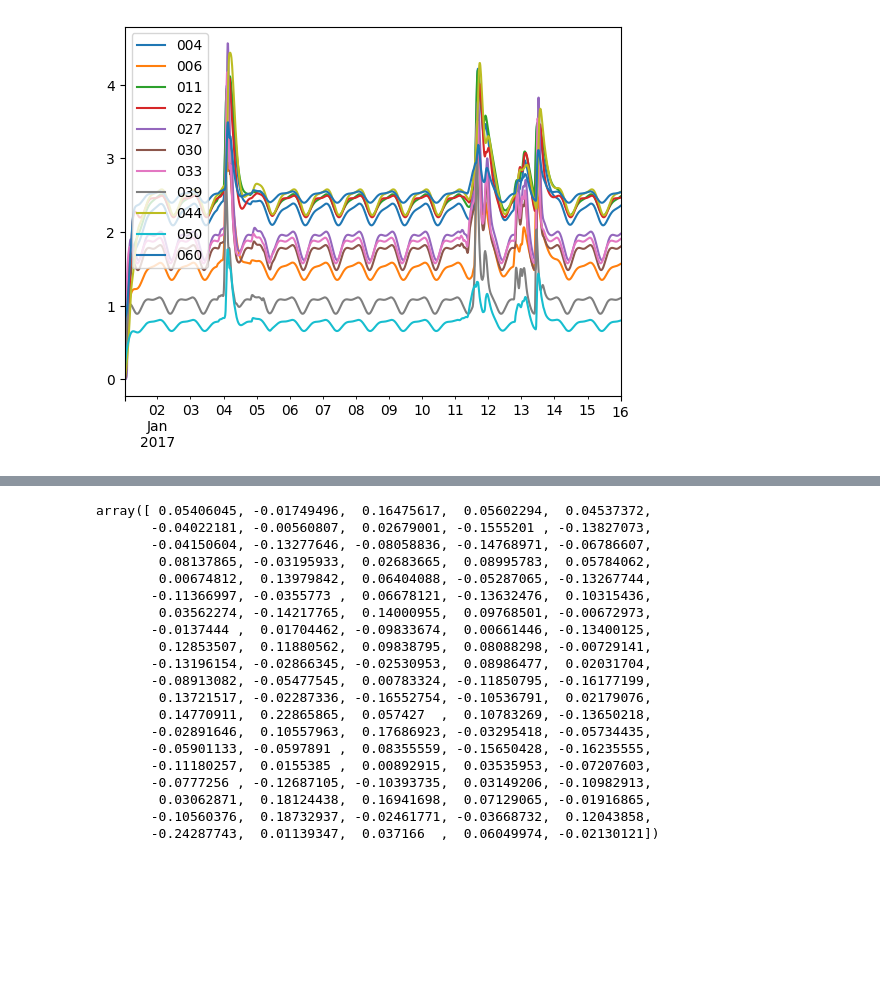
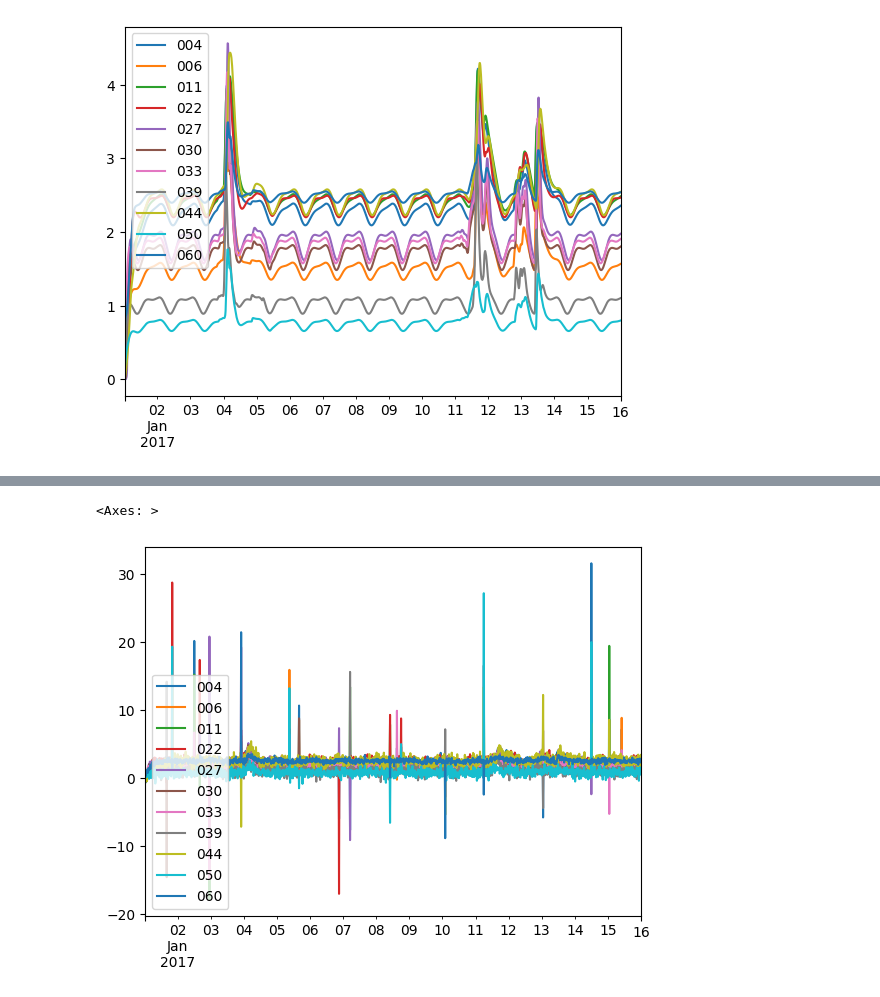
Before and after one commit to abhiramm7/ewri2023_DigitalWater101, a Jupyter notebook: Data Filtering.ipynb, the cells around one changed output, grey strips where cells are left out. Cells and saved outputs as stored; diff of their text form; code cells hidden in the pictures; blank space fills up the shorter version.

Commit message:
data filtering

```diff
--- a/Data Filtering.ipynb
+++ b/Data Filtering.ipynb
@@ -73,23 +52,24 @@ for _ in range(0, 10):
-# %%
-np.random.normal(0.0, 0.1, 100)
-# %% [output]
-array([ 0.05406045, -0.01749496,  0.16475617,  0.05602294,  0.04537372,
-       -0.04022181, -0.00560807,  0.02679001, -0.1555201 , -0.13827073,
-       -0.04150604, -0.13277646, -0.08058836, -0.14768971, -0.06786607,
-        0.08137865, -0.03195933,  0.02683665,  0.08995783,  0.05784062,
-        0.00674812,  0.13979842,  0.06404088, -0.05287065, -0.13267744,
-       -0.11366997, -0.0355773 ,  0.06678121, -0.13632476,  0.10315436,
-        0.03562274, -0.14217765,  0.14000955,  0.09768501, -0.00672973,
-       -0.0137444 ,  0.01704462, -0.09833674,  0.00661446, -0.13400125,
-        0.12853507,  0.11880562,  0.09838795,  0.08088298, -0.00729141,
-       -0.13196154, -0.02866345, -0.02530953,  0.08986477,  0.02031704,
-       -0.08913082, -0.05477545,  0.00783324, -0.11850795, -0.16177199,
-        0.13721517, -0.02287336, -0.16552754, -0.10536791,  0.02179076,
-        0.14770911,  0.22865865,  0.057427  ,  0.10783269, -0.13650218,
-       -0.02891646,  0.10557963,  0.17686923, -0.03295418, -0.05734435,
-       -0.05901133, -0.0597891 ,  0.08355559, -0.15650428, -0.16235555,
-       -0.11180257,  0.0155385 ,  0.00892915,  0.03535953, -0.07207603,
-       -0.0777256 , -0.12687105, -0.10393735,  0.03149206, -0.10982913,
-        0.03062871,  0.18124438,  0.16941698,  0.07129065, -0.01916865,
-       -0.10560376,  0.18732937, -0.02461771, -0.03668732,  0.12043858,
-       -0.24287743,  0.01139347,  0.037166  ,  0.06049974, -0.02130121])
+# %%
+depth["time"] = depth.index.values
+# %%
+depth["time"] = (depth['time'] - depth['time'][0]).apply(lambda x: x.total_seconds())
+# %%
+depth_noisy = pd.DataFrame()
+for sensor in depth.columns:
+    # generate sample noise
+    noise = np.random.default_rng().uniform(0.1,0.5, 1)
+    depth_noisy[sensor] = depth[sensor] + np.random.normal(0.0, noise, depth.shape[0])
+# %%
+for _ in range(0, 20):
+    columns = np.random.choice(11, 4, replace=False)
+    day = np.random.choice(np.linspace(1, 15, 15, dtype=int), 1)[0]
+    hour = np.random.choice(np.linspace(1, 23, 23, dtype=int), 1)[0]
+    start_time = pd.Timestamp(f"2017-01-{day} {hour}:00:00")
+    end_time = start_time + pd.Timedelta("1hr")
+    for i_c in columns:
+        depth_noisy.iloc[:,i_c].loc[start_time] = depth.iloc[:,i_c].loc[start_time] + np.random.normal(depth.iloc[:,i_c].loc[start_time], 10.0)
+# %%
+depth_noisy[['004', '006', '011', '022', '027', '030', '033', '039', '044', '050','060']].plot()
+# %% [output]
+<Axes: >
+[figure, added]
```
Also changed, not shown: parts of 17 cells of this notebook, 1 other file.
